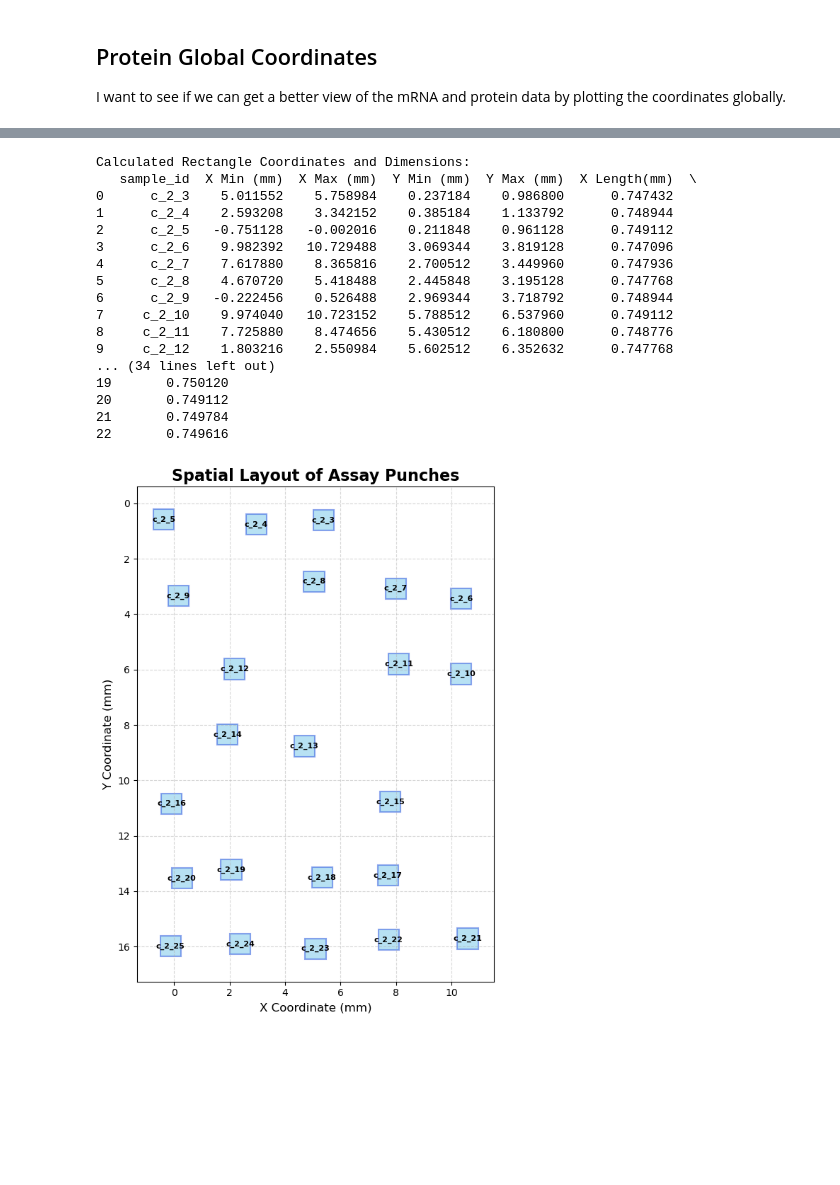
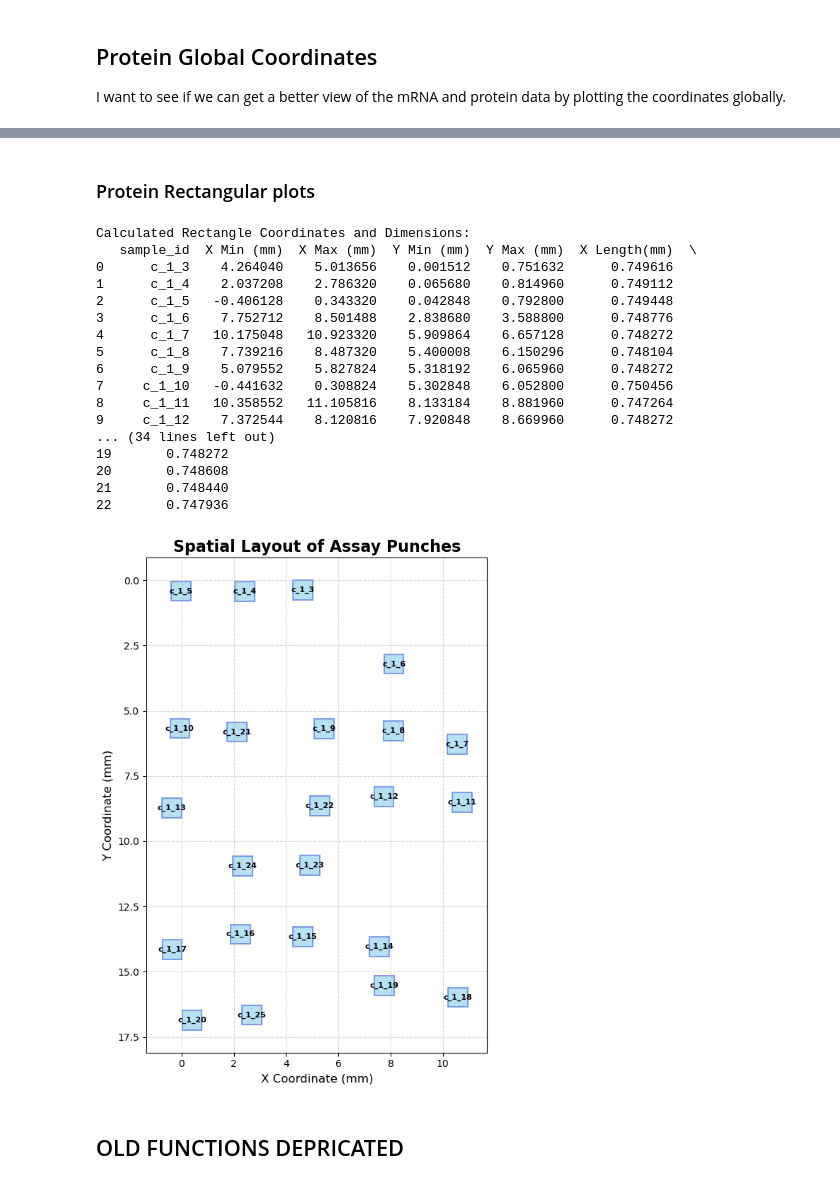
Before and after one commit to EDJohns/2025-Dinh-Lab-Research-Project, a Jupyter notebook: Shapiro 2025 Project/Python SquidPy/Area Calculations.ipynb, the cells around one changed output, grey strips where cells are left out. Saved outputs shown, nothing was run; the diff lists cells and outputs as text; code cells hidden in the pictures; blank space fills up the shorter version.

```diff
--- a/Shapiro 2025 Project/Python SquidPy/Area Calculations.ipynb
+++ b/Shapiro 2025 Project/Python SquidPy/Area Calculations.ipynb
@@ -124,10 +126,11 @@ def find_area_mRNA_global_coords(adata,sample_id):
     # Filter the AnnData object to only the cells from this sample
     rna_subset = adata[adata.obs.tma_fov_id == sample_id]
 
-    x_max=0.0
-    y_max=0.0
-    x_min=10000
-    y_min=10000
+    # Initialize min and max values to properly handle negative coordinates
+    x_max = float('-inf')
+    y_max = float('-inf')
+    x_min = float('inf')
+    y_min = float('inf')
     number_of_cells=0
 
      #Loop to find the x and y coords. Def not the smartest way to do this but it is simiple
@@ -164,11 +167,11 @@ def find_area_mRNA_global_coords(adata,sample_id):
         "Y Min":y_min
     }
 
-# data=[]
+data=[]
 
 TMA_CORE=["A","B","C"]
-for i in range(17, 26):
-    for j in range(2,3):  # This loop only runs once with j=1
+for i in range(1, 21):
+    for j in range(3,4):  # This loop only runs once with j=1
         rna_sample_id = f"TMA_{TMA_CORE[j-1]}_FOV{i}"
 
         results=find_area_mRNA_global_coords(adata_rna,rna_sample_id)
@@ -292,16 +473,16 @@ import pandas as pd
 import numpy as np
 
 # Load files on Evan's Laptop
-expr_orig = pd.read_csv(r"C:\Users\evanj\OneDrive\Documents\expression.csv", index_col=0)
-expr=expr_orig.transpose()
-metadata = pd.read_csv(r"C:\Users\evanj\OneDrive\Documents\metadata.csv", index_col=0)
-umap = pd.read_csv(r"C:\Users\evanj\OneDrive\Documents\umap.csv", index_col=0)
+# expr_orig = pd.read_csv(r"C:\Users\evanj\OneDrive\Documents\expression.csv", index_col=0)
+# expr=expr_orig.transpose()
+# metadata = pd.read_csv(r"C:\Users\evanj\OneDrive\Documents\metadata.csv", index_col=0)
+# umap = pd.read_csv(r"C:\Users\evanj\OneDrive\Documents\umap.csv", index_col=0)
 
 #Load files on Lab computer
-# expr_orig = pd.read_csv(r"C:\Users\ejohns\Documents\Shapiro Data Files\expression.csv", index_col=0)
-# expr=expr_orig.transpose()
-# metadata = pd.read_csv(r"C:\Users\ejohns\Documents\Shapiro Data Files\metadata.csv", index_col=0)
-# umap = pd.read_csv(r"C:\Users\ejohns\Documents\Shapiro Data Files\umap.csv", index_col=0)
+expr_orig = pd.read_csv(r"C:\Users\ejohns\Documents\Shapiro Data Files\expression.csv", index_col=0)
+expr=expr_orig.transpose()
+metadata = pd.read_csv(r"C:\Users\ejohns\Documents\Shapiro Data Files\metadata.csv", index_col=0)
+umap = pd.read_csv(r"C:\Users\ejohns\Documents\Shapiro Data Files\umap.csv", index_col=0)
 
 # Create AnnData object
 adata = sc.AnnData(X=expr.values)
@@ -559,7 +742,7 @@ def find_area_protein_global_coords(adata,sample_id):
 
 data=[]
 
-for i in range(1,25):
+for i in range(1,26):
     for j in range(1,2):
 
         sample_id= f"c_{j}_{i}"
@@ -583,7 +766,5 @@ for i in range(1,25):
 global_rectangles=pd.DataFrame(data)
 display(global_rectangles)
 
-plot_spatial_rectangles(global_rectangles)
-
 #results=find_area_protein_global_coords(adata,"c_3_1")
 # %% [output]
@@ -716,3 +829,5 @@ def plot_spatial_rectangles(dataframe):
+# %% [markdown]
+### Protein Rectangular plots
 # %%
 import pandas as pd
 import numpy as np
@@ -826,50 +941,52 @@ def plot_spatial_rectangles(dataframe):
 # 2. Process the data to get rectangle coordinates
 data = []
 for i in range(3, 26):
-    for j in range(2,3):
+    for j in range(1,2):
         sample_id = f"c_{j}_{i}"
         results = find_area_protein_global_coords_optimized(adata, sample_id)
 
         # Calculate length of dimensions of the samples
         x_length = results["X Max"] - results["X Min"]
         y_length = results["Y Max"] - results["Y Min"]
 
         data.append({
             "sample_id": sample_id,
             "X Min (mm)": results["X Min"],
             "X Max (mm)": results["X Max"],
             "Y Min (mm)": results["Y Min"],
             "Y Max (mm)": results["Y Max"],
             "X Length(mm)": x_length,
             "Y Length (mm)": y_length
         })
 
 global_rectangles = pd.DataFrame(data).dropna()
 
 
 # 3. Display the resulting DataFrame
 print("Calculated Rectangle Coordinates and Dimensions:")
 print(global_rectangles)
 
 
 # 4. Generate and show the plot
 plot_spatial_rectangles(global_rectangles)
 # %% [output]
 Calculated Rectangle Coordinates and Dimensions:
    sample_id  X Min (mm)  X Max (mm)  Y Min (mm)  Y Max (mm)  X Length(mm)  \
-0      c_2_3    5.011552    5.758984    0.237184    0.986800      0.747432
-1      c_2_4    2.593208    3.342152    0.385184    1.133792      0.748944
-2      c_2_5   -0.751128   -0.002016    0.211848    0.961128      0.749112
-3      c_2_6    9.982392   10.729488    3.069344    3.819128      0.747096
-4      c_2_7    7.617880    8.365816    2.700512    3.449960      0.747936
-5      c_2_8    4.670720    5.418488    2.445848    3.195128      0.747768
-6      c_2_9   -0.222456    0.526488    2.969344    3.718792      0.748944
-7     c_2_10    9.974040   10.723152    5.788512    6.537960      0.749112
-8     c_2_11    7.725880    8.474656    5.430512    6.180800      0.748776
-9     c_2_12    1.803216    2.550984    5.602512    6.352632      0.747768
+0      c_1_3    4.264040    5.013656    0.001512    0.751632      0.749616
+1      c_1_4    2.037208    2.786320    0.065680    0.814960      0.749112
+2      c_1_5   -0.406128    0.343320    0.042848    0.792800      0.749448
+3      c_1_6    7.752712    8.501488    2.838680    3.588800      0.748776
+4      c_1_7   10.175048   10.923320    5.909864    6.657128      0.748272
+5      c_1_8    7.739216    8.487320    5.400008    6.150296      0.748104
+6      c_1_9    5.079552    5.827824    5.318192    6.065960      0.748272
+7     c_1_10   -0.441632    0.308824    5.302848    6.052800      0.750456
+8     c_1_11   10.358552   11.105816    8.133184    8.881960      0.747264
+9     c_1_12    7.372544    8.120816    7.920848    8.669960      0.748272
 ... (34 lines left out)
-19       0.750120
-20       0.749112
-21       0.749784
-22       0.749616
+19       0.748272
+20       0.748608
+21       0.748440
+22       0.747936
-[figure, old version]
+[figure, new version]
+# %% [markdown]
+## OLD FUNCTIONS DEPRICATED
```
Also changed, not shown: parts of 14 cells of this notebook, 1 other file.
